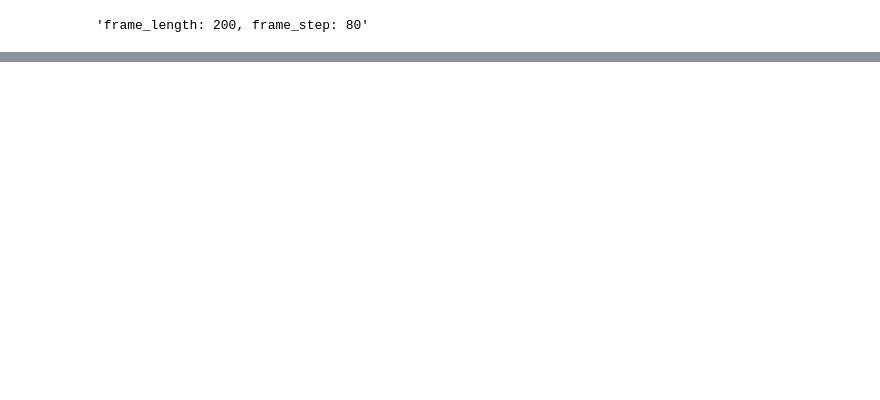
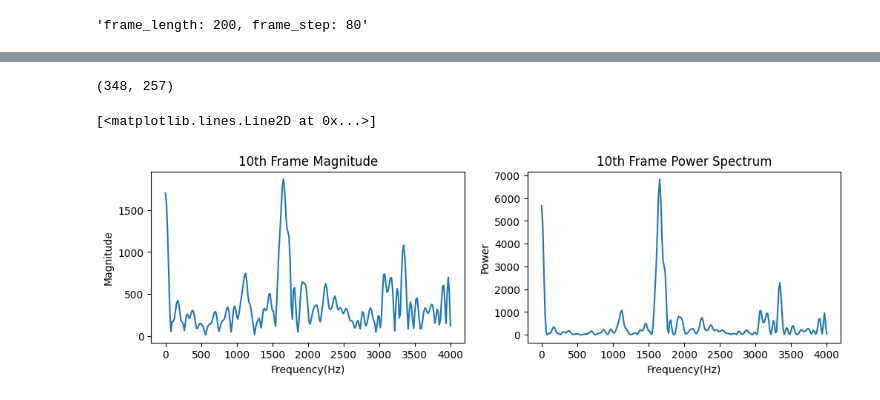
Before and after one commit to araobp/data-science, a Jupyter notebook: SpeechProcessing/SpeechProcessing.ipynb, the cells around one changed output, grey strips where cells are left out. Cells and saved outputs as stored; diff of their text form; code cells hidden in the pictures; blank space fills up the shorter version.

```diff
--- a/SpeechProcessing/SpeechProcessing.ipynb
+++ b/SpeechProcessing/SpeechProcessing.ipynb
@@ -60,0 +236,25 @@ num_frames = int(numpy.ceil(float(numpy.abs(signal_length - frame_length)) / fra
+# %%
+NFFT = 512
+# %%
+mag_frames = np.absolute(rfft(frames_applied, NFFT))
+pow_frames = ((1.0 / NFFT) * ((mag_frames) ** 2))
+pow_frames.shape
+# %% [output]
+(348, 257)
+# %%
+freq = rfftfreq(NFFT, d = 1/fs)
+
+fig,axes = plt.subplots(1, 2, figsize=(12,3))
+ax0 = axes[0]
+ax1 = axes[1]
+ax0.set_title('10th Frame Magnitude')
+ax0.set_xlabel('Frequency(Hz)')
+ax0.set_ylabel('Magnitude')
+ax0.plot(freq, mag_frames[10])
+ax1.set_title('10th Frame Power Spectrum')
+ax1.set_xlabel('Frequency(Hz)')
+ax1.set_ylabel('Power')
+ax1.plot(freq, pow_frames[10])
+# %% [output]
+[<matplotlib.lines.Line2D at 0x...>]
+[figure, added]
```
Also changed, not shown: parts of 23 cells of this notebook.
